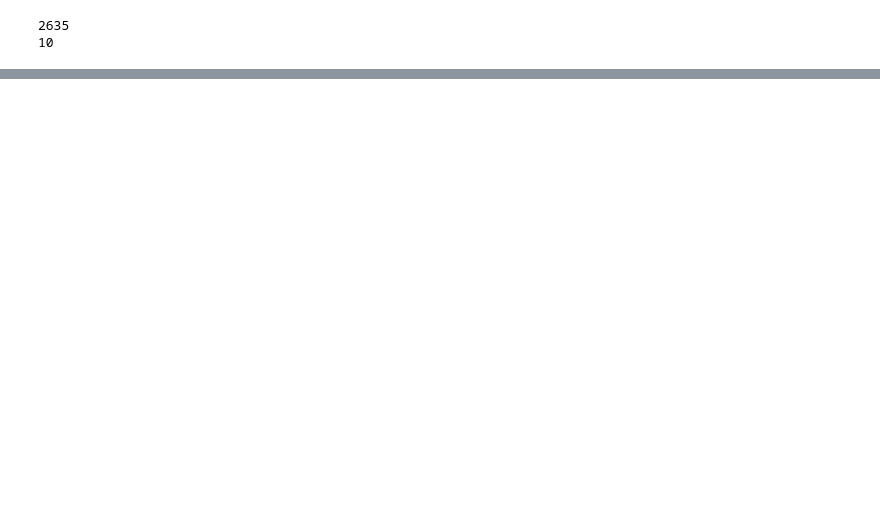
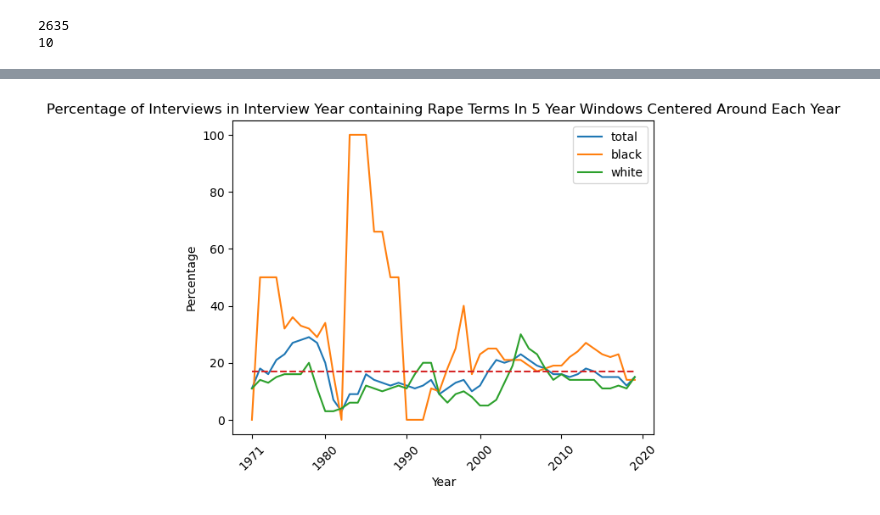
Before and after one commit to ohtap/ohtap, a Jupyter notebook: Research Question 1/RQ1 code.ipynb, the cells around one changed output, grey strips where cells are left out. Cells and saved outputs as stored; diff of their text form; code cells hidden in the pictures; blank space fills up the shorter version.

```diff
--- a/Research Question 1/RQ1 code.ipynb
+++ b/Research Question 1/RQ1 code.ipynb
@@ -1091,0 +1189,18 @@ pyplot.show()
+# %%
+Year = range(len(percentage_withNI_white))
+percentages = percentage_withNI_white
+pyplot.plot( Year, percentage_withNI, label="total")
+pyplot.plot( Year, percentage_withNI_black, label="black")
+pyplot.plot( Year, percentage_withNI_white, label="white")
+pyplot.plot(Year, [int(100*sum(hits_formatted)/totalnum) for i in range(len(percentage_withNI)) ], linestyle="dashed")
+pyplot.title('Percentage of Interviews in Interview Year containing Rape Terms In '+str(INCREMENTS)+ " Year Windows Centered Around Each Year")
+pyplot.xlabel('Year')
+pyplot.ylabel('Percentage')
+pyplot.xticks(rotation = 45)
+positions = [len(percentage_withNI)*i//5 for i in range(6)]
+labels = (1971, 1980, 1990, 2000, 2010, 2020)
+pyplot.xticks(positions, labels)
+pyplot.legend()
+pyplot.show()
+# %% [output]
+[figure, added]
```
Also changed, not shown: parts of 10 cells of this notebook.
